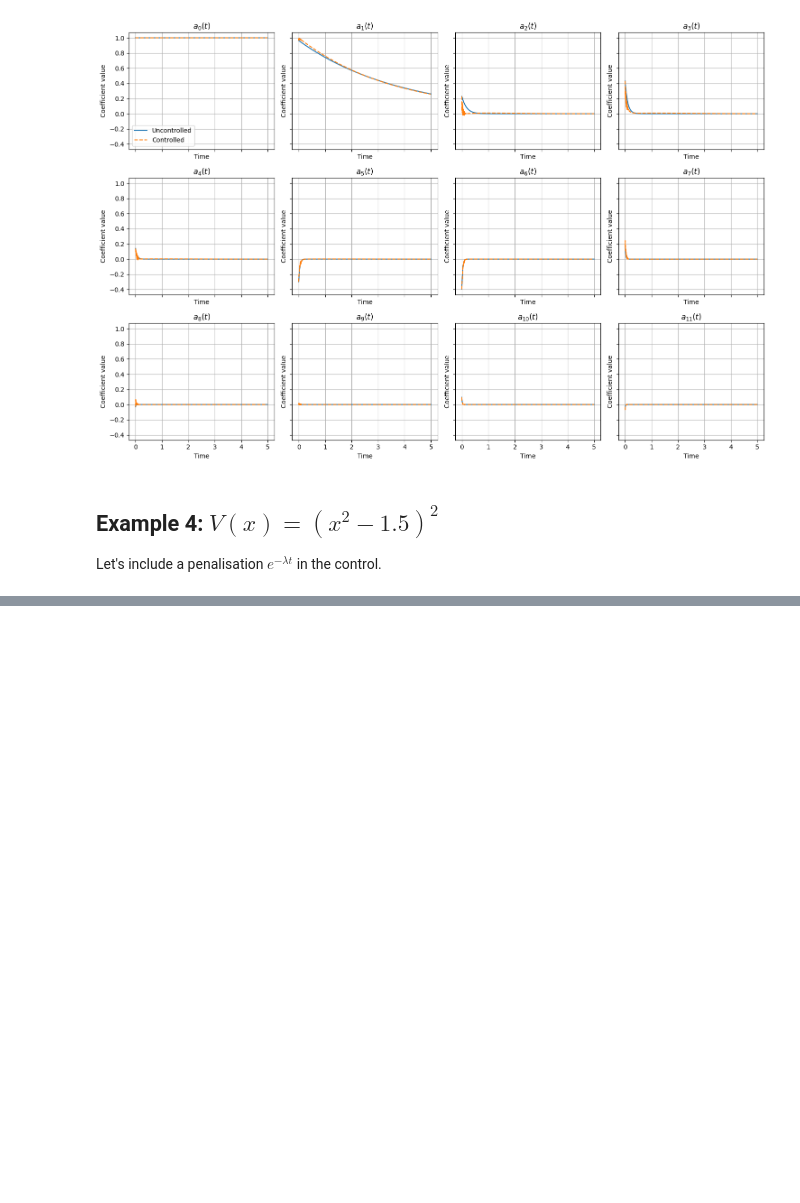
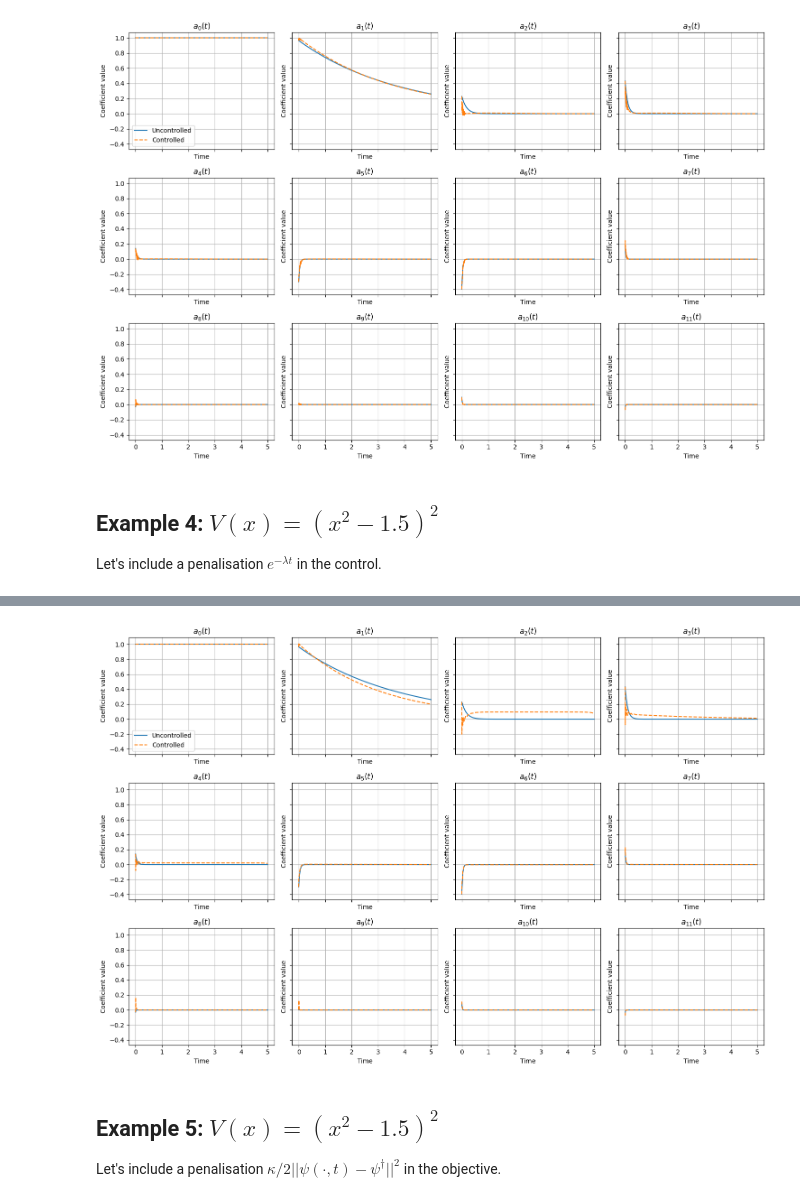
Before and after one commit to lucasmoschen/spectral-fp-opt-control, a Jupyter notebook: notebooks/optimal_control_problem.ipynb, the cells around one changed output, grey strips where cells are left out. Saved outputs shown, nothing was run; the diff lists cells and outputs as text; code cells hidden in the pictures; blank space fills up the shorter version.

Commit message:
including kappa in the model

```diff
--- a/notebooks/optimal_control_problem.ipynb
+++ b/notebooks/optimal_control_problem.ipynb
@@ -273,7 +273,7 @@ axes = axes.flatten()
 
 for i in range(num_plots):
     ax = axes[i]
-    ax.plot(result['time'], result['p_vals'][:, i], label='Uncontrolled', color='C0')
+    ax.plot(result['time'], result['a_vals'][:, i], label='Uncontrolled', color='C0')
     ax.plot(result_control['time'], result_control['p_vals'][:, i], label='Controlled', color='C1', linestyle='--')
     ax.set_title(f'$p_{{{i}}}(t)$')
     ax.set_xlabel('Time')
@@ -418,0 +507,26 @@ Let's include a penalisation $e^{-\lambda t}$ in the control.
+# %%
+num_plots = 12
+rows, cols = 3, 4  # 3 rows x 4 cols = 12 subplots
+
+fig, axes = plt.subplots(rows, cols, figsize=(15, 10), sharex=True, sharey=True)
+axes = axes.flatten()
+
+for i in range(num_plots):
+    ax = axes[i]
+    ax.plot(result['time'], result['a_vals'][:, i], label='Uncontrolled', color='C0')
+    ax.plot(result_control['time'], result_control['a_vals'][:, i], label='Controlled', color='C1', linestyle='--')
+    ax.set_title(f'$a_{{{i}}}(t)$')
+    ax.set_xlabel('Time')
+    ax.set_ylabel('Coefficient value')
+    ax.grid(True)
+    if i == 0:
+        ax.legend()
+
+plt.tight_layout()
+plt.show()
+# %% [output]
+[figure, added]
+# %% [markdown]
+## Example 5: $V(x) = (x^2 - 1.5)^2$
+
+Let's include a penalisation $\kappa / 2 ||\psi(\cdot, t) - \psi^\dagger||^2$ in the objective.
```
Also changed, not shown: parts of 12 cells of this notebook, 1 other file.
